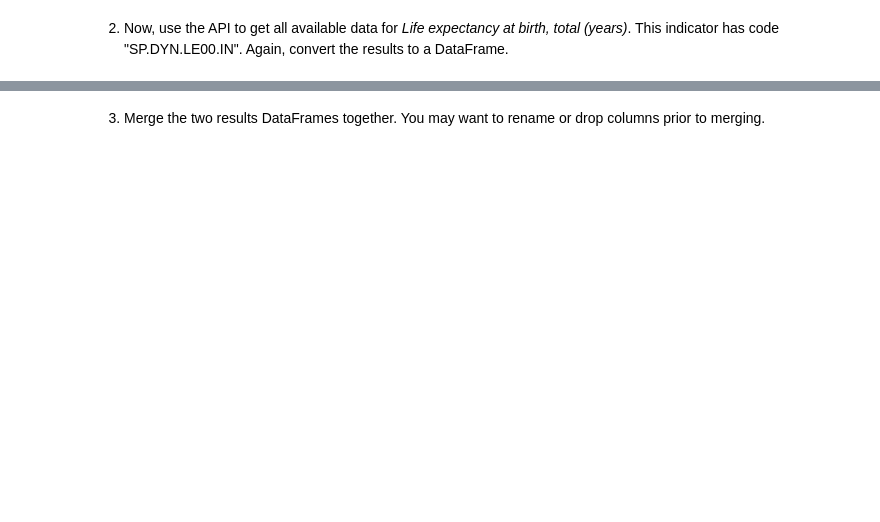
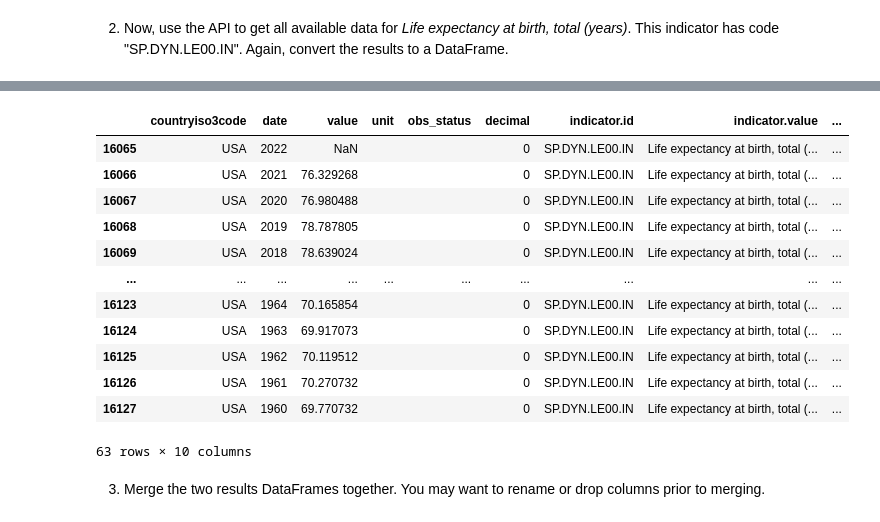
Before and after one commit to nss-data-science-cohort-7/api-exercise-brigancer, a Jupyter notebook: notebooks/UNData_API_Exercise.ipynb, the cells around one changed output, grey strips where cells are left out. Drawn from its saved outputs; the diff is of its cells as text; code cells hidden in the pictures; blank space fills up the shorter version.

```diff
--- a/notebooks/UNData_API_Exercise.ipynb
+++ b/notebooks/UNData_API_Exercise.ipynb
@@ -24,2 +86,8 @@ pd.DataFrame(response.json()['near_earth_objects']['2022-01-07']).head(2)
 # %% [markdown]
 2. Now, use the API to get all available data for _Life expectancy at birth, total (years)_. This indicator has code "SP.DYN.LE00.IN". Again, convert the results to a DataFrame.
+# %%
+endpoint2 = 'http://api.worldbank.org/v2/country/all/indicator/SP.DYN.LE00.IN?format=json&per_page=20000'
+# %%
+response2 = requests.get(endpoint2)
+# %%
+response2 = response2.json()
@@ -25,0 +130,3 @@ pd.DataFrame(response.json()['near_earth_objects']['2022-01-07']).head(2)
+# %%
+Life_Expectancy=pd.json_normalize(response2[1])
+Life_Expectancy.head()
@@ -26,2 +140,18 @@ pd.DataFrame(response.json()['near_earth_objects']['2022-01-07']).head(2)
+# %%
+Life_Expectancy.loc[Life_Expectancy.countryiso3code.isin(["USA"])]
+# %% [output]
+|  | countryiso3code | date | value | unit | obs_status | decimal | indicator.id | indicator.value | ... |
+| 16065 | USA | 2022 | NaN |  |  | 0 | SP.DYN.LE00.IN | Life expectancy at birth, total (... | ... |
+| 16066 | USA | 2021 | 76.329268 |  |  | 0 | SP.DYN.LE00.IN | Life expectancy at birth, total (... | ... |
+| 16067 | USA | 2020 | 76.980488 |  |  | 0 | SP.DYN.LE00.IN | Life expectancy at birth, total (... | ... |
+| 16068 | USA | 2019 | 78.787805 |  |  | 0 | SP.DYN.LE00.IN | Life expectancy at birth, total (... | ... |
+| 16069 | USA | 2018 | 78.639024 |  |  | 0 | SP.DYN.LE00.IN | Life expectancy at birth, total (... | ... |
+| ... | ... | ... | ... | ... | ... | ... | ... | ... | ... |
+| 16123 | USA | 1964 | 70.165854 |  |  | 0 | SP.DYN.LE00.IN | Life expectancy at birth, total (... | ... |
+| 16124 | USA | 1963 | 69.917073 |  |  | 0 | SP.DYN.LE00.IN | Life expectancy at birth, total (... | ... |
+| 16125 | USA | 1962 | 70.119512 |  |  | 0 | SP.DYN.LE00.IN | Life expectancy at birth, total (... | ... |
+| 16126 | USA | 1961 | 70.270732 |  |  | 0 | SP.DYN.LE00.IN | Life expectancy at birth, total (... | ... |
+| 16127 | USA | 1960 | 69.770732 |  |  | 0 | SP.DYN.LE00.IN | Life expectancy at birth, total (... | ... |
+63 rows × 10 columns
 # %% [markdown]
 3. Merge the two results DataFrames together. You may want to rename or drop columns prior to merging.
```
Also changed, not shown: parts of 56 cells of this notebook.
